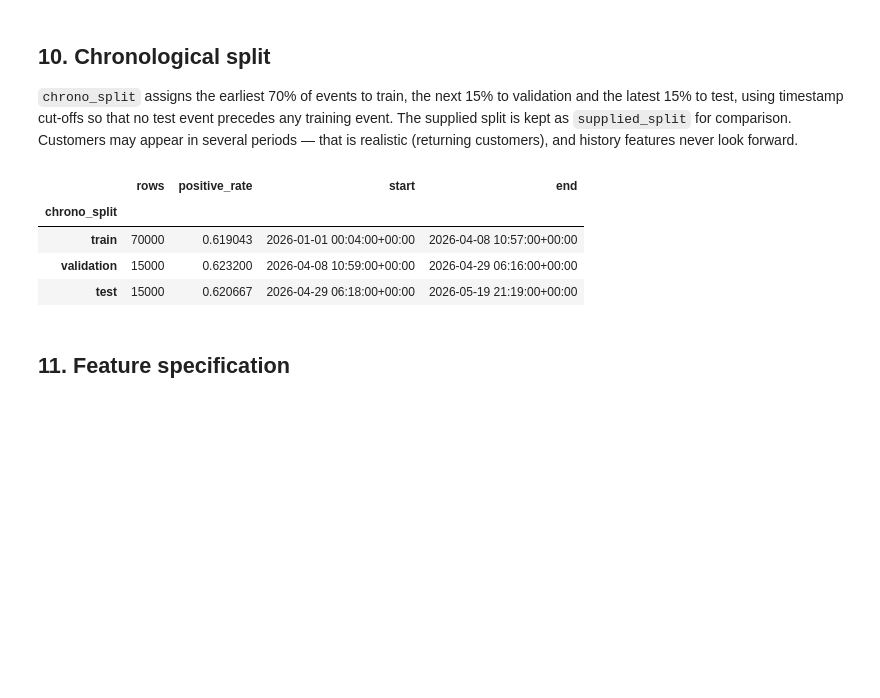
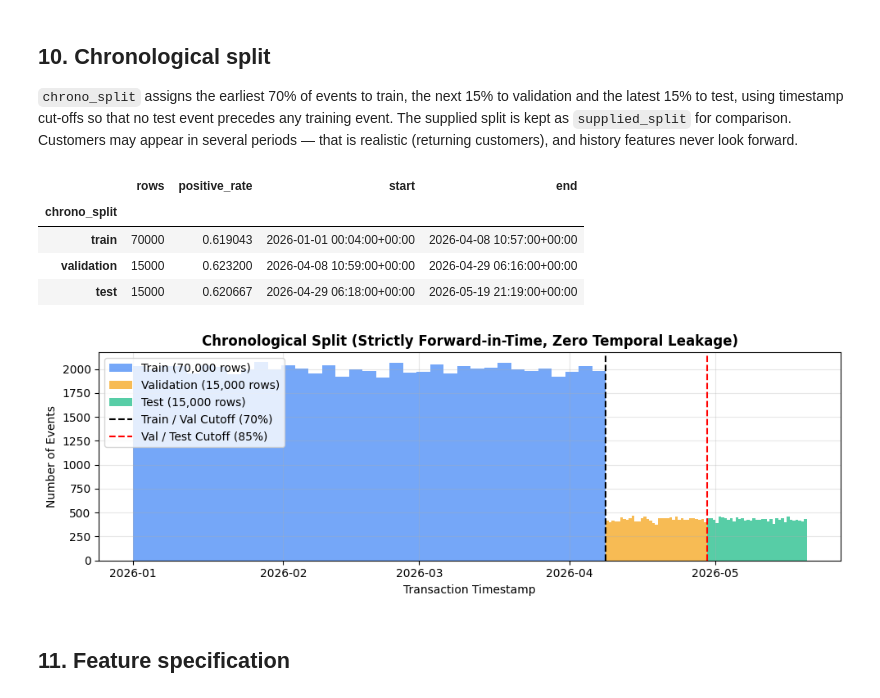
Before and after one commit to Mouryaveer/revenue-rescue-ai, a Jupyter notebook: Notebooks/RevenueRescue_AI_Data_Preprocessing.ipynb, the cells around one changed output. Saved outputs shown, nothing was run; the diff lists cells and outputs as text; code cells hidden in the pictures; blank space fills up the shorter version.

```diff
--- a/Notebooks/RevenueRescue_AI_Data_Preprocessing.ipynb
+++ b/Notebooks/RevenueRescue_AI_Data_Preprocessing.ipynb
@@ -360,19 +413,36 @@ customers), and history features never look forward.
 # %%
 t70, t85 = events["occurred_at"].quantile([0.70, 0.85])
 events["chrono_split"] = np.select(
     [events["occurred_at"] < t70, events["occurred_at"] < t85], ["train", "validation"], default="test")
 chrono_summary = events.groupby("chrono_split").agg(
     rows=(TARGET, "size"), positive_rate=(TARGET, "mean"),
     start=("occurred_at", "min"), end=("occurred_at", "max")).reindex(["train", "validation", "test"])
 display(chrono_summary)
 assert chrono_summary.loc["train", "end"] < chrono_summary.loc["validation", "start"]
 assert chrono_summary.loc["validation", "end"] < chrono_summary.loc["test", "start"]
+
+# Chronological forward-in-time timeline plot
+fig, ax = plt.subplots(figsize=(10, 3.5))
+split_colors = {"train": "#3b82f6", "validation": "#f59e0b", "test": "#10b981"}
+for s in ["train", "validation", "test"]:
+    sub = events[events["chrono_split"] == s]["occurred_at"].dt.tz_localize(None)
+    ax.hist(sub, bins=35, color=split_colors[s], alpha=0.7, label=f"{s.capitalize()} ({len(sub):,} rows)")
+ax.axvline(t70.tz_localize(None), color="black", linestyle="--", lw=1.5, label="Train / Val Cutoff (70%)")
+ax.axvline(t85.tz_localize(None), color="red", linestyle="--", lw=1.5, label="Val / Test Cutoff (85%)")
+ax.set_title("Chronological Split (Strictly Forward-in-Time, Zero Temporal Leakage)", fontweight="bold")
+ax.set_xlabel("Transaction Timestamp")
+ax.set_ylabel("Number of Events")
+ax.legend(loc="upper left")
+ax.grid(alpha=0.3)
+plt.tight_layout()
+plt.show()
 # %% [output]
 |  | rows | positive_rate | start | end |
 | chrono_split |  |  |  |  |
 | train | 70000 | 0.619043 | 2026-01-01 00:04:00+00:00 | 2026-04-08 10:57:00+00:00 |
 | validation | 15000 | 0.623200 | 2026-04-08 10:59:00+00:00 | 2026-04-29 06:16:00+00:00 |
 | test | 15000 | 0.620667 | 2026-04-29 06:18:00+00:00 | 2026-05-19 21:19:00+00:00 |
+[figure, added]
 # %% [markdown]
 ## 11. Feature specification
 # %%
```
Also changed, not shown: parts of 3 cells of this notebook, 18 other files.
